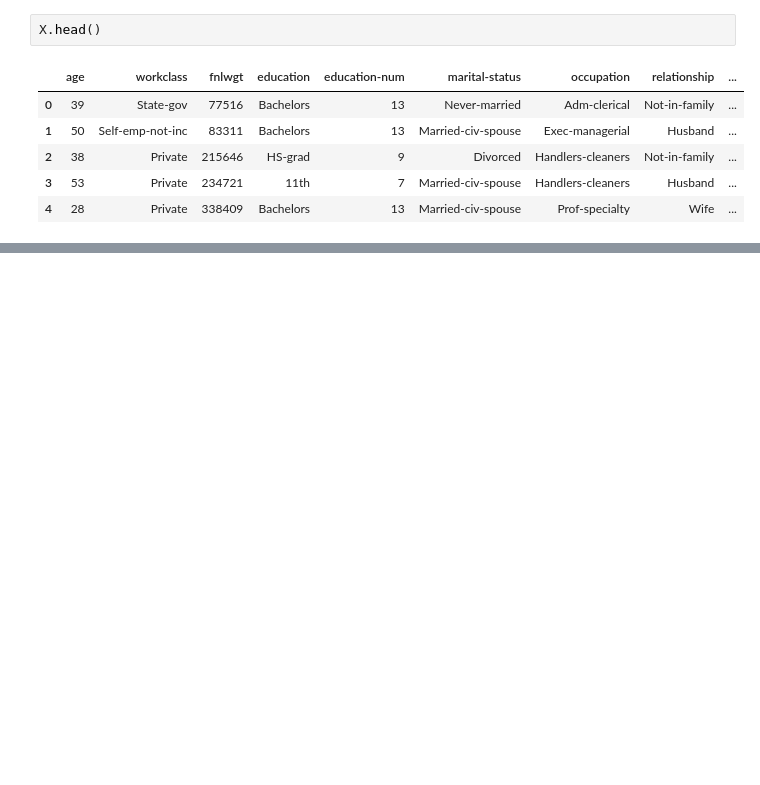
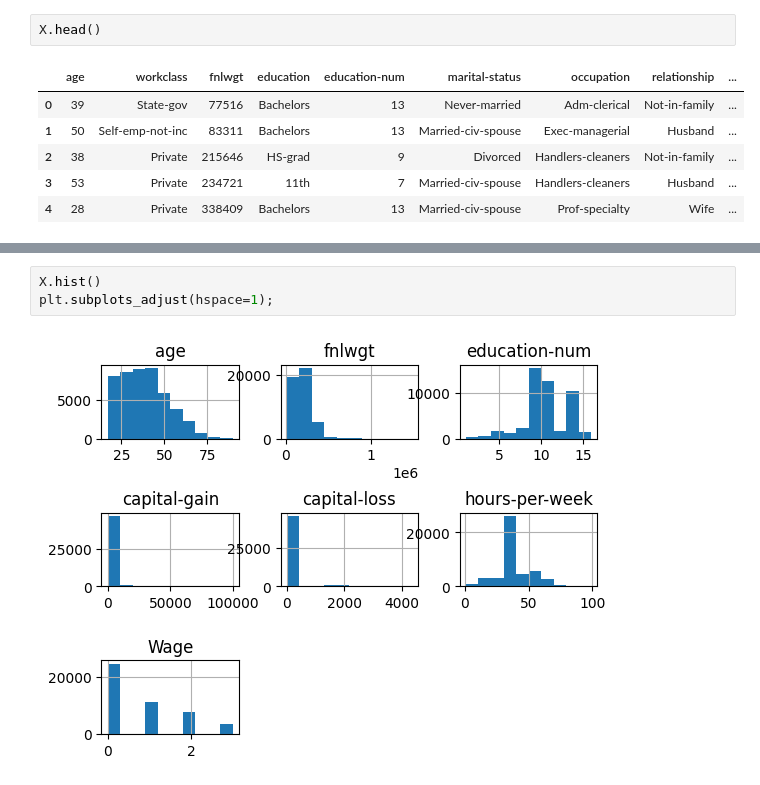
Before and after one commit to Venchislaw/PracticalAI, a Jupyter notebook: Machine Learning/Kaggle/Competitions/Adult/Adult.ipynb, the cells around one changed output, grey strips where cells are left out. Drawn from its saved outputs; the diff is of its cells as text; blank space fills up the shorter version.

```diff
--- a/Machine Learning/Kaggle/Competitions/Adult/Adult.ipynb
+++ b/Machine Learning/Kaggle/Competitions/Adult/Adult.ipynb
@@ -154,0 +175,5 @@ X.shape
+# %%
+X.hist()
+plt.subplots_adjust(hspace=1);
+# %% [output]
+[figure, added]
```
Also changed, not shown: parts of 13 cells of this notebook.
